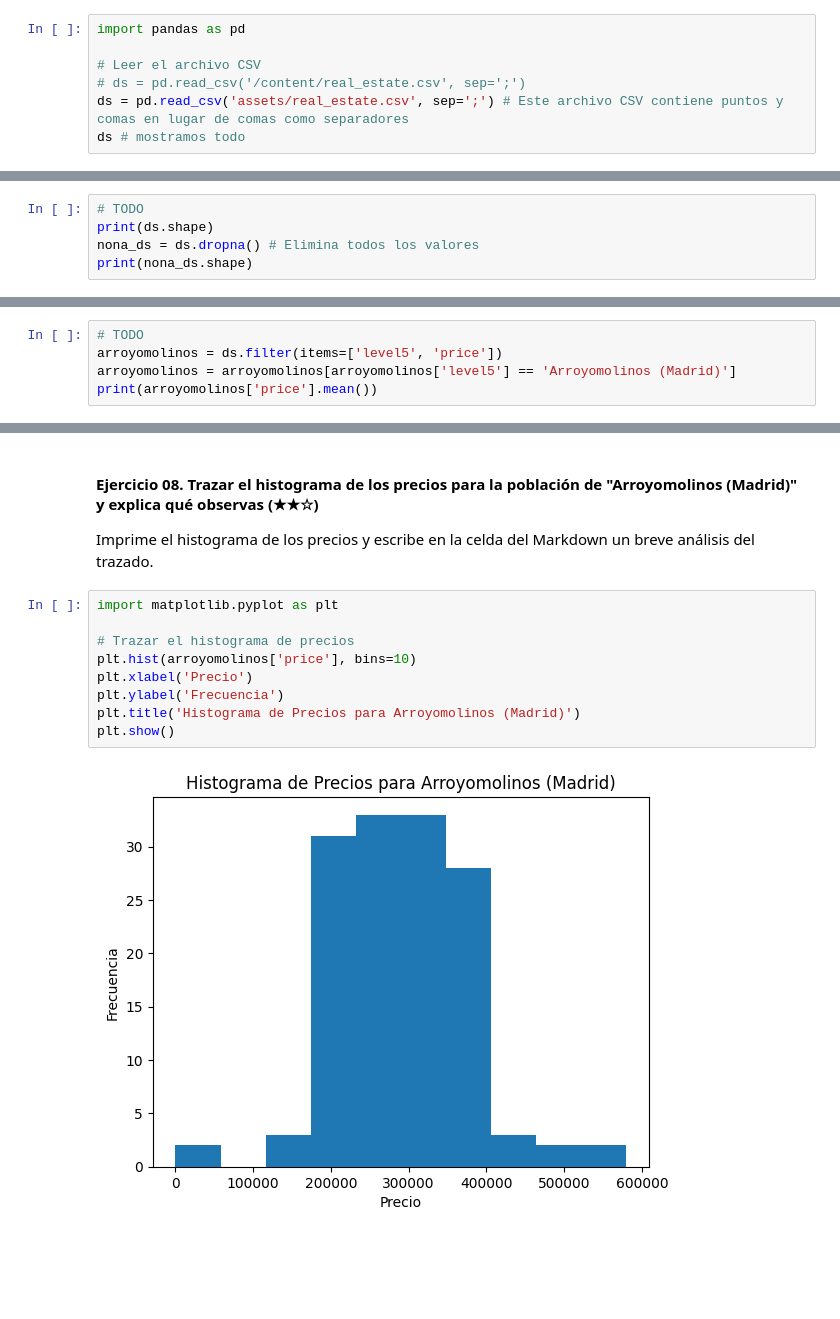
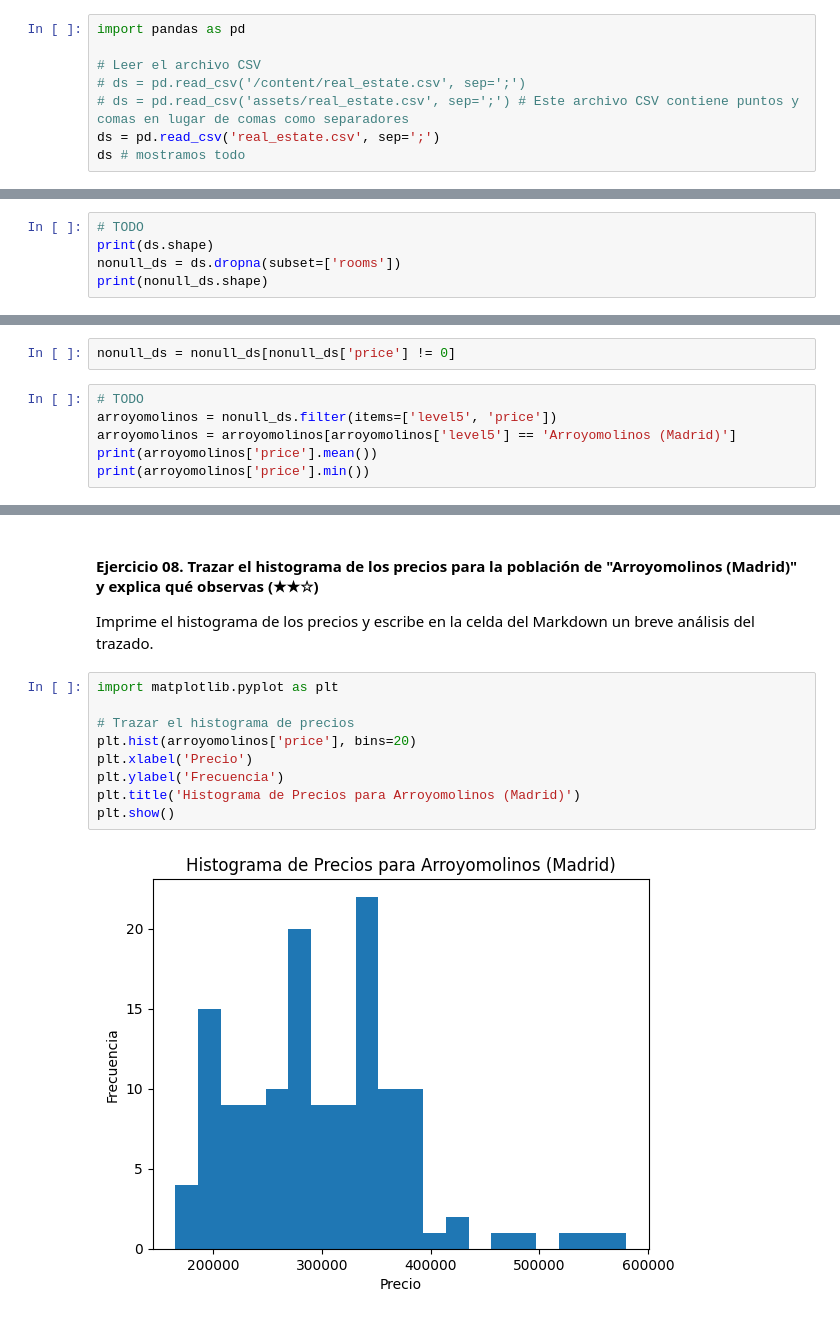
Before and after one commit to Davichobacter/Prework-project, a Jupyter notebook: project.es.ipynb, the cells around one changed output, grey strips where cells are left out. Drawn from its saved outputs; the diff is of its cells as text; blank space fills up the shorter version.

```diff
--- a/project.es.ipynb
+++ b/project.es.ipynb
@@ -87,7 +87,8 @@ import pandas as pd
 
 # Leer el archivo CSV
 # ds = pd.read_csv('/content/real_estate.csv', sep=';')
-ds = pd.read_csv('assets/real_estate.csv', sep=';') # Este archivo CSV contiene puntos y comas en lugar de comas como separadores
+# ds = pd.read_csv('assets/real_estate.csv', sep=';') # Este archivo CSV contiene puntos y comas en lugar de comas como separadores
+ds = pd.read_csv('real_estate.csv', sep=';')
 ds # mostramos todo
 # %% [output]
 |  | Unnamed: 0 | id_realEstates | isNew | realEstate_name | phone_realEstate | url_inmueble | rooms | ... |
@@ -223,7 +224,7 @@ Despues de eliminar los valores nulos, compara el tamaño del DataFrame antes y
 # %%
 # TODO
 print(ds.shape)
-nona_ds = ds.dropna() # Elimina todos los valores
-print(nona_ds.shape)
+nonull_ds = ds.dropna(subset=['rooms'])
+print(nonull_ds.shape)
 # %% [output]
 (15335, 37)
@@ -232,9 +233,12 @@ print(nona_ds.shape)
 #### Ejercicio 07. ¿Cuál es la media de precios en la población de "Arroyomolinos (Madrid)"? (★★☆)
 
 Imprima el valor obtenido de la columna level5.
+# %%
+nonull_ds = nonull_ds[nonull_ds['price'] != 0]
 # %%
 # TODO
-arroyomolinos = ds.filter(items=['level5', 'price'])
+arroyomolinos = nonull_ds.filter(items=['level5', 'price'])
 arroyomolinos = arroyomolinos[arroyomolinos['level5'] == 'Arroyomolinos (Madrid)']
 print(arroyomolinos['price'].mean())
+print(arroyomolinos['price'].min())
 # %% [output]
@@ -246,12 +251,12 @@ Imprime el histograma de los precios y escribe en la celda del Markdown un breve
 # %%
 import matplotlib.pyplot as plt
 
 # Trazar el histograma de precios
-plt.hist(arroyomolinos['price'], bins=10)
+plt.hist(arroyomolinos['price'], bins=20)
 plt.xlabel('Precio')
 plt.ylabel('Frecuencia')
 plt.title('Histograma de Precios para Arroyomolinos (Madrid)')
 plt.show()
 # %% [output]
-[figure, old version]
+[figure, new version]
 # %% [markdown]
```
Also changed, not shown: parts of 3 cells of this notebook.
